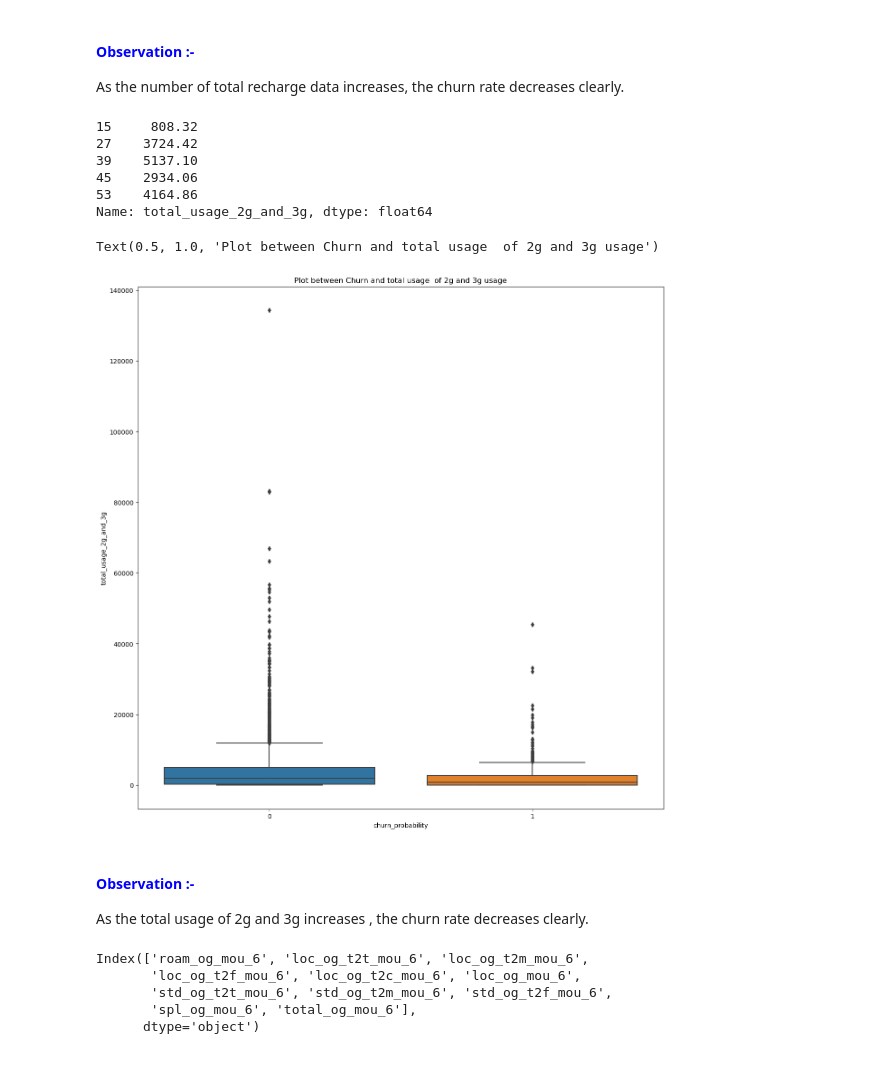
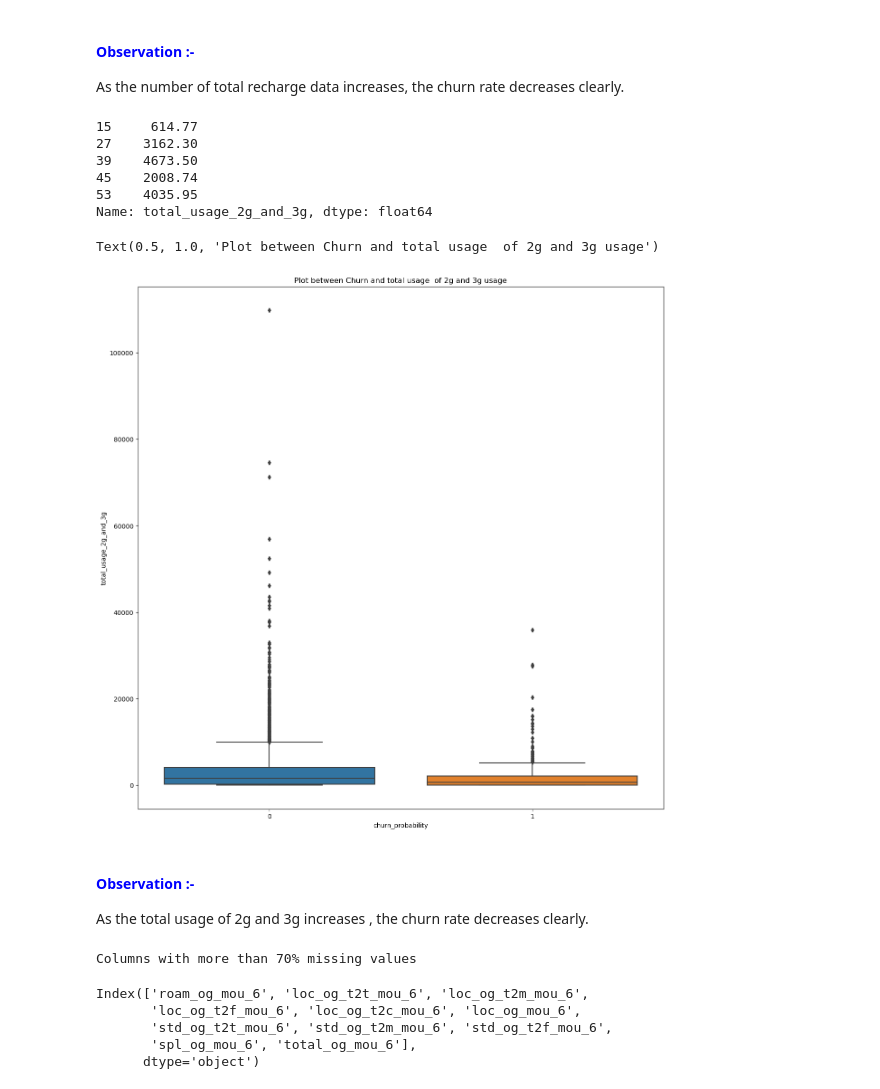
Before and after one commit to Anki0812/Telecom_Churn, a Jupyter notebook: ankita-mayur_V11.ipynb, the cells around one changed output. Drawn from its saved outputs; the diff is of its cells as text; code cells hidden in the pictures.

```diff
--- a/ankita-mayur_V11.ipynb
+++ b/ankita-mayur_V11.ipynb
@@ -693,8 +758,8 @@ all_std_mou
  'std_ic_mou_8']
 # %%
 # Creating the mou for all std calls
-data['total_std_mou'] = data[all_std_mou].sum(axis=1)
-data['total_std_mou'].head()
+service_data['total_std_mou'] = service_data[all_std_mou].sum(axis=1)
+service_data['total_std_mou'].head()
 # %% [output]
 15       8.32
 27      34.19
@@ -716,8 +781,8 @@ all_isd_mou
 ['isd_ic_mou_6', 'isd_ic_mou_7', 'isd_ic_mou_8']
 # %%
 # Creating the mou for all isd calls
-data['total_isd_mou'] = data[all_isd_mou].sum(axis=1)
-data['total_isd_mou'].head()
+service_data['total_isd_mou'] = service_data[all_isd_mou].sum(axis=1)
+service_data['total_isd_mou'].head()
 # %% [output]
 15     0.00
 27     0.00
@@ -945,28 +1009,47 @@ Name: count, dtype: int64
 #### <span style="color:blue">Observation :-</span>
 As the number of total recharge data increases, the churn rate decreases clearly.
 # %%
-usage_2g_and_3g = data.columns[data.columns.str.contains('2g|3g',regex=True)]
+usage_2g_and_3g = service_data.columns[service_data.columns.str.contains('2g|3g',regex=True)]
 # %%
-data['total_usage_2g_and_3g'] = data[usage_2g_and_3g].sum(axis=1)
-data['total_usage_2g_and_3g'].head()
+service_data['total_usage_2g_and_3g'] = service_data[usage_2g_and_3g].sum(axis=1)
+service_data['total_usage_2g_and_3g'].head()
 # %% [output]
-15     808.32
-27    3724.42
-39    5137.10
-45    2934.06
-53    4164.86
+15     614.77
+27    3162.30
+39    4673.50
+45    2008.74
+53    4035.95
 Name: total_usage_2g_and_3g, dtype: float64
 # %%
 plt.figure(figsize=(15, 15))
 # plt.subplot(2,3,1)
-sns.boxplot(x = 'churn_probability', y = 'total_usage_2g_and_3g', data = data)
+sns.boxplot(x = 'churn_probability', y = 'total_usage_2g_and_3g', data = service_data)
 plt.title("Plot between Churn and total usage  of 2g and 3g usage")
 # %% [output]
 Text(0.5, 1.0, 'Plot between Churn and total usage  of 2g and 3g usage')
-[figure, old version]
+[figure, new version]
 # %% [markdown]
 #### <span style="color:blue">Observation :-</span>
 As the total usage of 2g and 3g increases , the churn rate decreases clearly.
+# %%
+#let us check the % of NA values present
+# percentage_3g_2g_null_data = 100*data.loc[:,usage_2g_and_3g].isnull().sum()/len(data.loc[:,usage_2g_and_3g])
+# df = pd.DataFrame(percentage_3g_2g_null_data)
+# df.rename(columns={0:'Null_Percentage'}, inplace=True)
+# df = pd.DataFrame(df.Null_Percentage).style.applymap(lambda x: 'color: red;' if x > 5 else '')
+# df
+
+df_len = len(data)*0.5
+i=0
+data_3g_2g= data.loc[:,usage_2g_and_3g]
+print('Columns with more than 70% missing values')
+for col in data_3g_2g.columns:
+    if data[col].isnull().sum() >= df_len:
+        i=i+1
+        print(i,'.', col,'.',data[col].isnull().sum(),'.', round((data[col].isnull().sum()/len(data))*100,2))
+        #del data[col]
+# %% [output]
+Columns with more than 70% missing values
 # %%
 
 mou_og_cols6 = data.columns[data.columns.str.contains('.*_og_.*mou_6',regex=True)]
```
Also changed, not shown: parts of 59 cells of this notebook.
